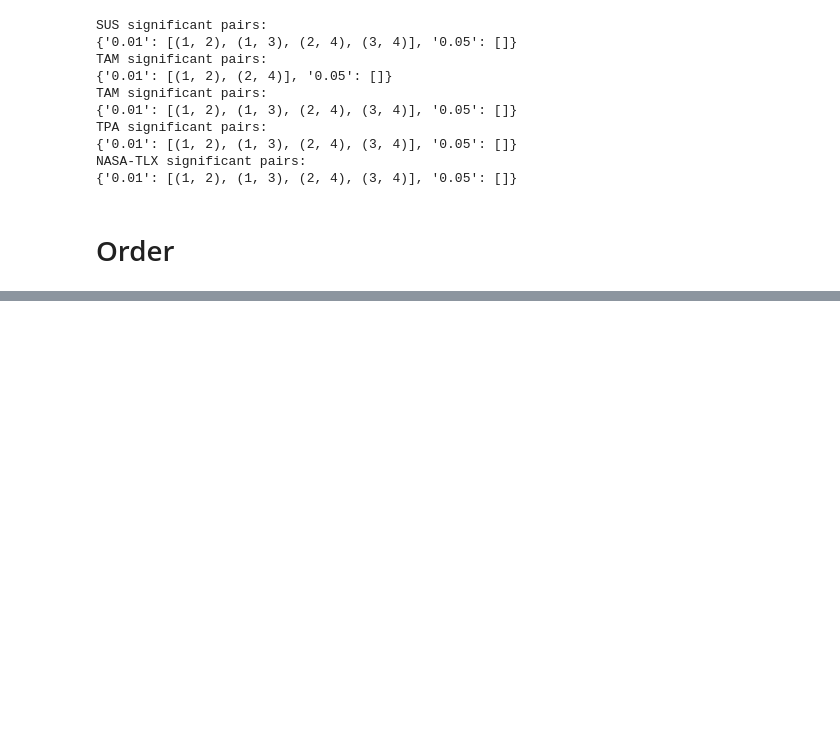
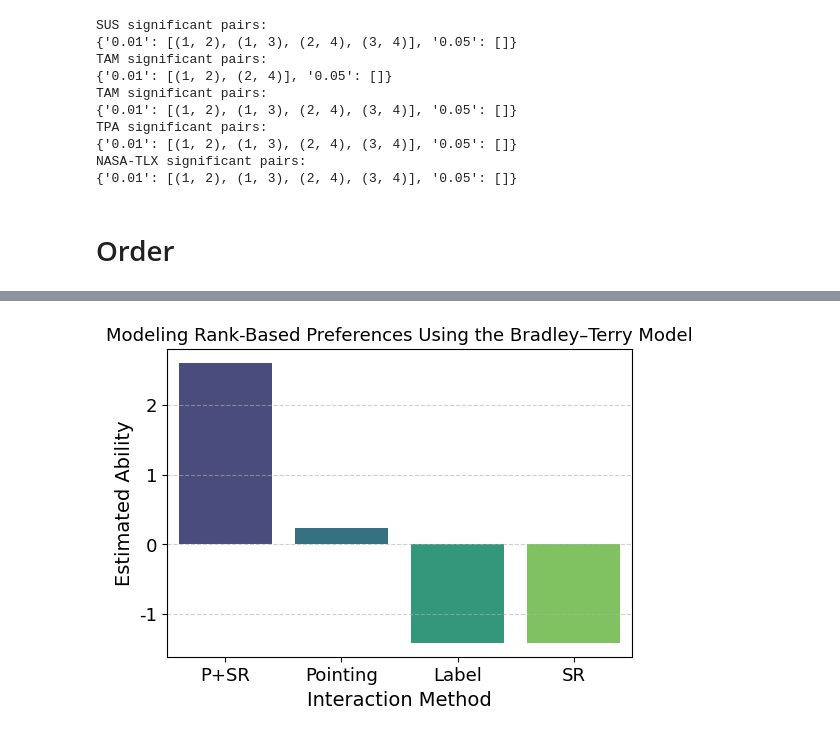
Before and after one commit to TenmaUchiyama/InteractiveSmartHome, a Jupyter notebook: Experiment/Results/SurvayResultAnalyzer.ipynb, the cells around one changed output, grey strips where cells are left out. Cells and saved outputs as stored; diff of their text form; code cells hidden in the pictures; blank space fills up the shorter version.

```diff
--- a/Experiment/Results/SurvayResultAnalyzer.ipynb
+++ b/Experiment/Results/SurvayResultAnalyzer.ipynb
@@ -371,0 +479,81 @@ Name: count, dtype: int64
+# %%
+import pandas as pd
+import numpy as np
+import matplotlib.pyplot as plt
+import seaborn as sns
+import choix  # Bradley–Terry モデル用
+
+
+SAVE_FIG = False
+
+# ======== Load and preprocess =========
+df = pd.read_csv("./Order.csv", header=None)
+df.columns = ["timestamp", "participant", "rank1", "rank2", "rank3", "rank4"]
+
+# Trim spaces
+for col in ["rank1", "rank2", "rank3", "rank4"]:
+    df[col] = df[col].astype(str).str.strip()
+
+# Rename to English abbreviations
+rename_map = {
+    "Pointing + 空間参照": "P+SR",
+    "空間参照だけ": "SR",
+    "Pointing": "Pointing",
+    "Label": "Label"
+}
+for col in ["rank1", "rank2", "rank3", "rank4"]:
+    df[col] = df[col].map(rename_map)
+
+methods = ["P+SR", "Pointing", "Label", "SR"]
+
+# ======== Rank table ========
+rank_scores = pd.DataFrame(index=df["participant"], columns=methods)
+for _, row in df.iterrows():
+    for i, method in enumerate([row["rank1"], row["rank2"], row["rank3"], row["rank4"]], start=1):
+        if pd.notna(method):
+            rank_scores.loc[row["participant"], method] = i
+
+rank_scores = rank_scores.apply(pd.to_numeric, errors="coerce")
+
+# ======== Build pairwise outcomes ========
+pairs = []
+for _, row in rank_scores.iterrows():
+    order = row.dropna().sort_values().index.tolist()
+    for i in range(len(order)):
+        for j in range(i + 1, len(order)):
+            # 上位(i)が下位(j)に「勝つ」
+            pairs.append((methods.index(order[i]), methods.index(order[j])))
+
+# ======== Add smoothing (to avoid singular matrix error) ========
+for i in range(len(methods)):
+    for j in range(len(methods)):
+        if i != j:
+            pairs.append((i, j))
+
+# ======== Fit Bradley–Terry model ========
+abilities = choix.ilsr_pairwise(len(methods), pairs)
+
+# Normalize (mean=0 for interpretability)
+abilities = abilities - np.mean(abilities)
+
+# ======== Create DataFrame ========
+bt_df = pd.DataFrame({
+    "Method": methods,
+    "Ability": abilities
+}).sort_values("Ability", ascending=False)
+
+# ======== Plot result ========
+plt.figure(figsize=(6, 4))
+sns.barplot(x="Method", y="Ability", data=bt_df, palette="viridis")
+plt.title("Modeling Rank-Based Preferences Using the Bradley–Terry Model", fontsize=13)
+plt.ylabel("Estimated Ability")
+plt.xlabel("Interaction Method")
+plt.grid(axis="y", linestyle="--", alpha=0.6)
+plt.savefig("Bradley–Terry.png", dpi=300, bbox_inches="tight")
+plt.show()
+
+# ======== Print result ========
+print("Modeling Rank-Based Preferences Using the Bradley–Terry Model):\n")
+for m, a in zip(bt_df["Method"], bt_df["Ability"]):
+    print(f"{m:10s}: {a:.3f}")
+# %% [output]
@@ -371,0 +563 @@ Name: count, dtype: int64
+[figure, added]
```
Also changed, not shown: parts of 5 cells of this notebook, 11 other files.
